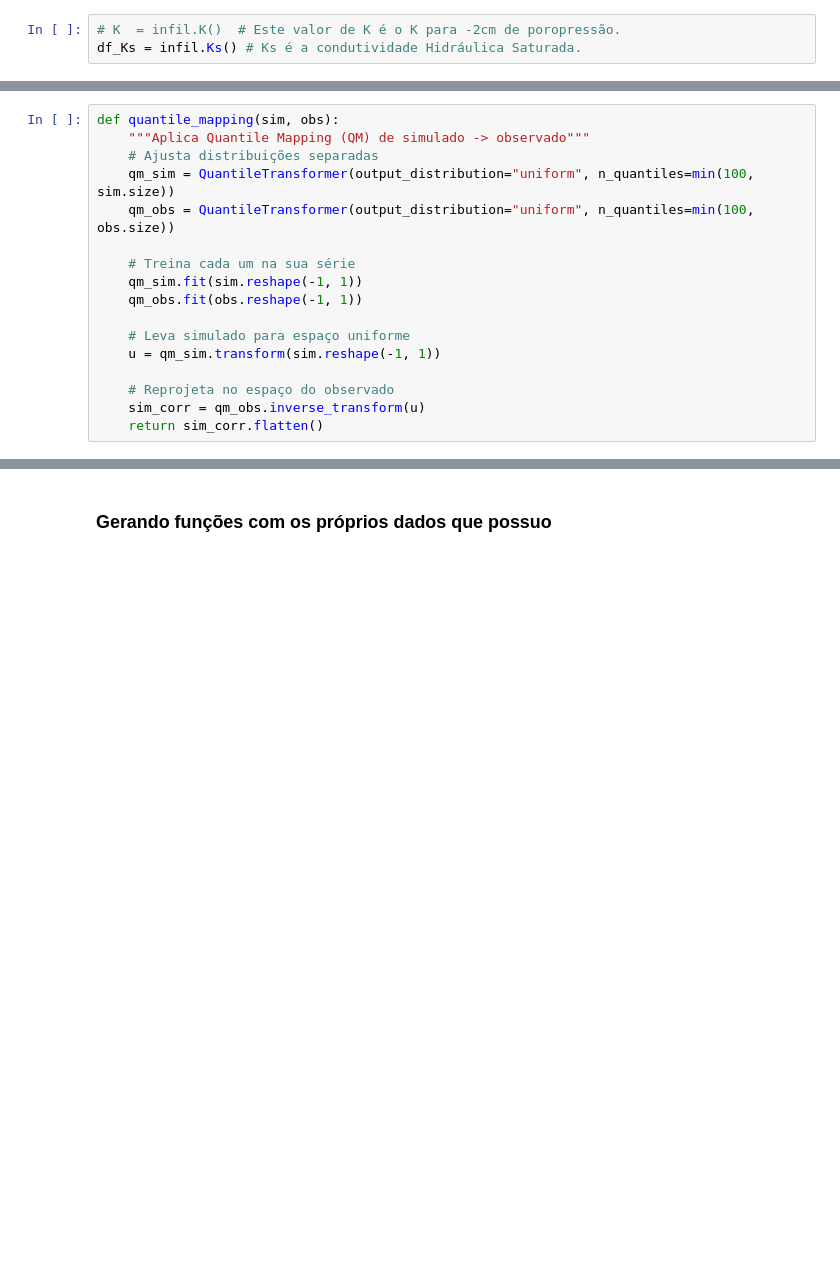
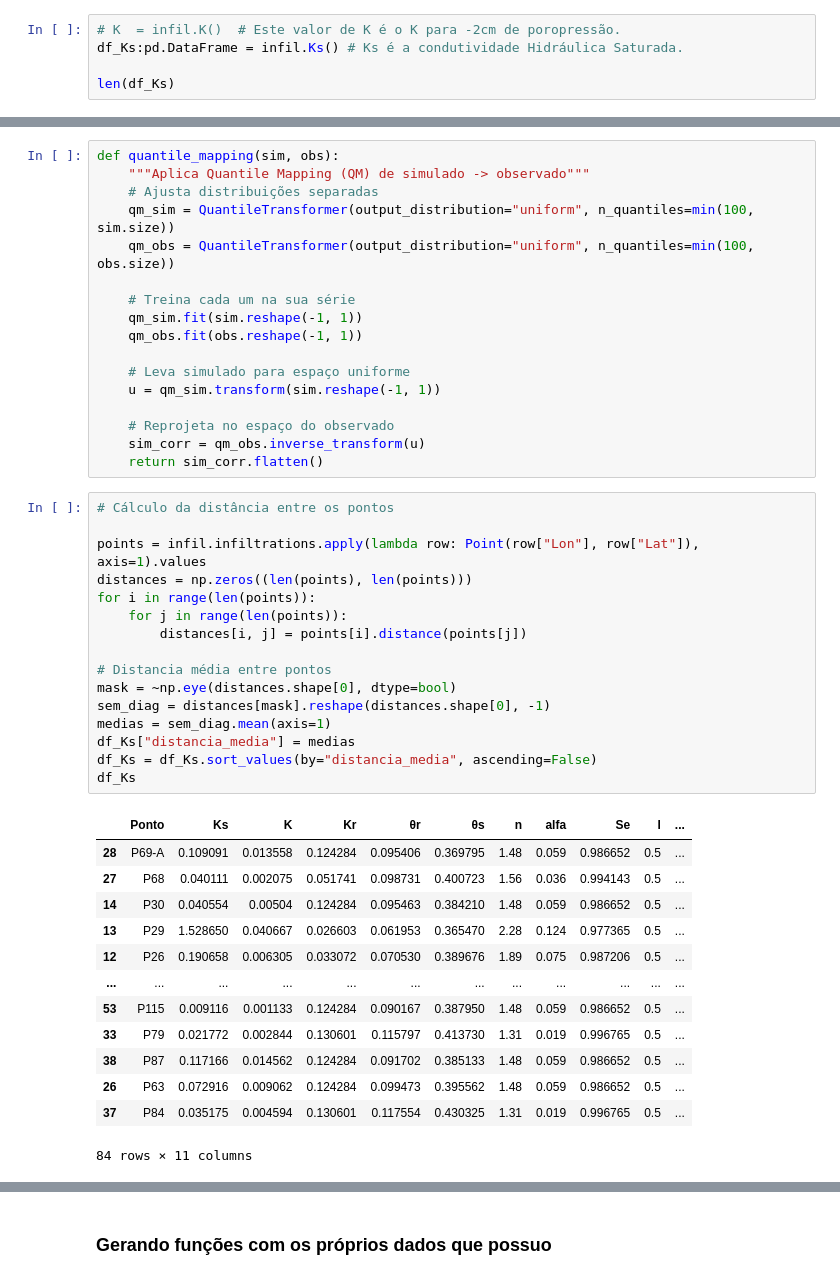
Before and after one commit to felipeiug/mestrado, a Jupyter notebook: comparacao_Ks.ipynb, the cells around one changed output, grey strips where cells are left out. Cells and saved outputs as stored; diff of their text form; blank space fills up the shorter version.

```diff
--- a/comparacao_Ks.ipynb
+++ b/comparacao_Ks.ipynb
@@ -35,6 +37,8 @@ infil = Infiltrometro(infil)
  False False False False False False False False False]
 # %%
 # K  = infil.K()  # Este valor de K é o K para -2cm de poropressão.
-df_Ks = infil.Ks() # Ks é a condutividade Hidráulica Saturada.
+df_Ks:pd.DataFrame = infil.Ks() # Ks é a condutividade Hidráulica Saturada.
+
+len(df_Ks)
 # %% [output]
 Cálculos utilizando C1
@@ -60,4 +65,34 @@ def quantile_mapping(sim, obs):
     # Reprojeta no espaço do observado
     sim_corr = qm_obs.inverse_transform(u)
     return sim_corr.flatten()
+# %%
+# Cálculo da distância entre os pontos
+
+points = infil.infiltrations.apply(lambda row: Point(row["Lon"], row["Lat"]), axis=1).values
+distances = np.zeros((len(points), len(points)))
+for i in range(len(points)):
+    for j in range(len(points)):
+        distances[i, j] = points[i].distance(points[j])
+
+# Distancia média entre pontos
+mask = ~np.eye(distances.shape[0], dtype=bool)
+sem_diag = distances[mask].reshape(distances.shape[0], -1)
+medias = sem_diag.mean(axis=1)
+df_Ks["distancia_media"] = medias
+df_Ks = df_Ks.sort_values(by="distancia_media", ascending=False)
+df_Ks
+# %% [output]
+|  | Ponto | Ks | K | Kr | θr | θs | n | alfa | Se | l | ... |
+| 28 | P69-A | 0.109091 | 0.013558 | 0.124284 | 0.095406 | 0.369795 | 1.48 | 0.059 | 0.986652 | 0.5 | ... |
+| 27 | P68 | 0.040111 | 0.002075 | 0.051741 | 0.098731 | 0.400723 | 1.56 | 0.036 | 0.994143 | 0.5 | ... |
+| 14 | P30 | 0.040554 | 0.00504 | 0.124284 | 0.095463 | 0.384210 | 1.48 | 0.059 | 0.986652 | 0.5 | ... |
+| 13 | P29 | 1.528650 | 0.040667 | 0.026603 | 0.061953 | 0.365470 | 2.28 | 0.124 | 0.977365 | 0.5 | ... |
+| 12 | P26 | 0.190658 | 0.006305 | 0.033072 | 0.070530 | 0.389676 | 1.89 | 0.075 | 0.987206 | 0.5 | ... |
+| ... | ... | ... | ... | ... | ... | ... | ... | ... | ... | ... | ... |
+| 53 | P115 | 0.009116 | 0.001133 | 0.124284 | 0.090167 | 0.387950 | 1.48 | 0.059 | 0.986652 | 0.5 | ... |
+| 33 | P79 | 0.021772 | 0.002844 | 0.130601 | 0.115797 | 0.413730 | 1.31 | 0.019 | 0.996765 | 0.5 | ... |
+| 38 | P87 | 0.117166 | 0.014562 | 0.124284 | 0.091702 | 0.385133 | 1.48 | 0.059 | 0.986652 | 0.5 | ... |
+| 26 | P63 | 0.072916 | 0.009062 | 0.124284 | 0.099473 | 0.395562 | 1.48 | 0.059 | 0.986652 | 0.5 | ... |
+| 37 | P84 | 0.035175 | 0.004594 | 0.130601 | 0.117554 | 0.430325 | 1.31 | 0.019 | 0.996765 | 0.5 | ... |
+84 rows × 11 columns
 # %%
```
Also changed, not shown: parts of 16 cells of this notebook, 12 other files.
